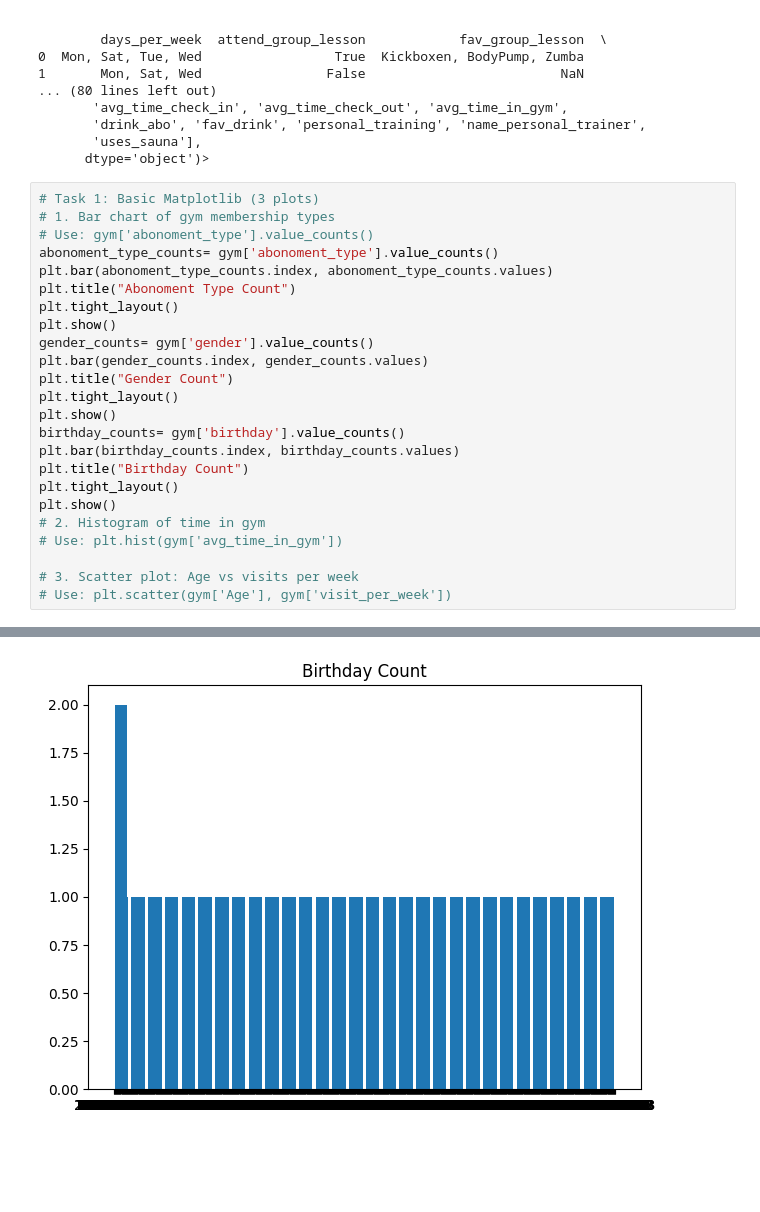
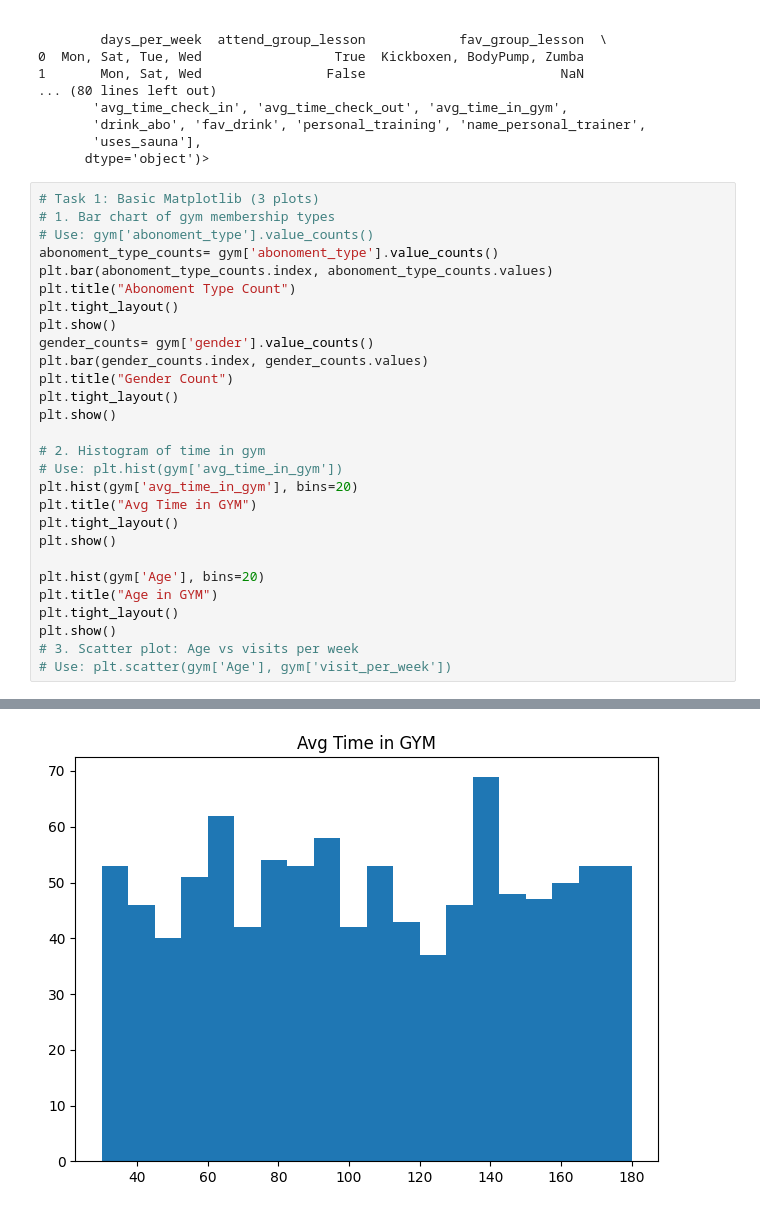
Before and after one commit to mdrakibhossain091b1/DATA-RESEARCH-, a Jupyter notebook: Colab Code/Matplotlib_and_Seaborn.ipynb, the cells around one changed output, grey strips where cells are left out. Cells and saved outputs as stored; diff of their text form; blank space fills up the shorter version.

```diff
--- a/Colab Code/Matplotlib_and_Seaborn.ipynb
+++ b/Colab Code/Matplotlib_and_Seaborn.ipynb
@@ -53,28 +53,32 @@ GYM DATASET:
 # %%
 # Task 1: Basic Matplotlib (3 plots)
 # 1. Bar chart of gym membership types
 # Use: gym['abonoment_type'].value_counts()
 abonoment_type_counts= gym['abonoment_type'].value_counts()
 plt.bar(abonoment_type_counts.index, abonoment_type_counts.values)
 plt.title("Abonoment Type Count")
 plt.tight_layout()
 plt.show()
 gender_counts= gym['gender'].value_counts()
 plt.bar(gender_counts.index, gender_counts.values)
 plt.title("Gender Count")
 plt.tight_layout()
 plt.show()
-birthday_counts= gym['birthday'].value_counts()
-plt.bar(birthday_counts.index, birthday_counts.values)
-plt.title("Birthday Count")
+
+# 2. Histogram of time in gym
+# Use: plt.hist(gym['avg_time_in_gym'])
+plt.hist(gym['avg_time_in_gym'], bins=20)
+plt.title("Avg Time in GYM")
 plt.tight_layout()
 plt.show()
-# 2. Histogram of time in gym
-# Use: plt.hist(gym['avg_time_in_gym'])
 
+plt.hist(gym['Age'], bins=20)
+plt.title("Age in GYM")
+plt.tight_layout()
+plt.show()
 # 3. Scatter plot: Age vs visits per week
 # Use: plt.scatter(gym['Age'], gym['visit_per_week'])
 # %% [output]
 [figure]
 [figure]
-[figure, old version]
+[figure, new version]
```
Also changed, not shown: parts of 1 cell of this notebook.
